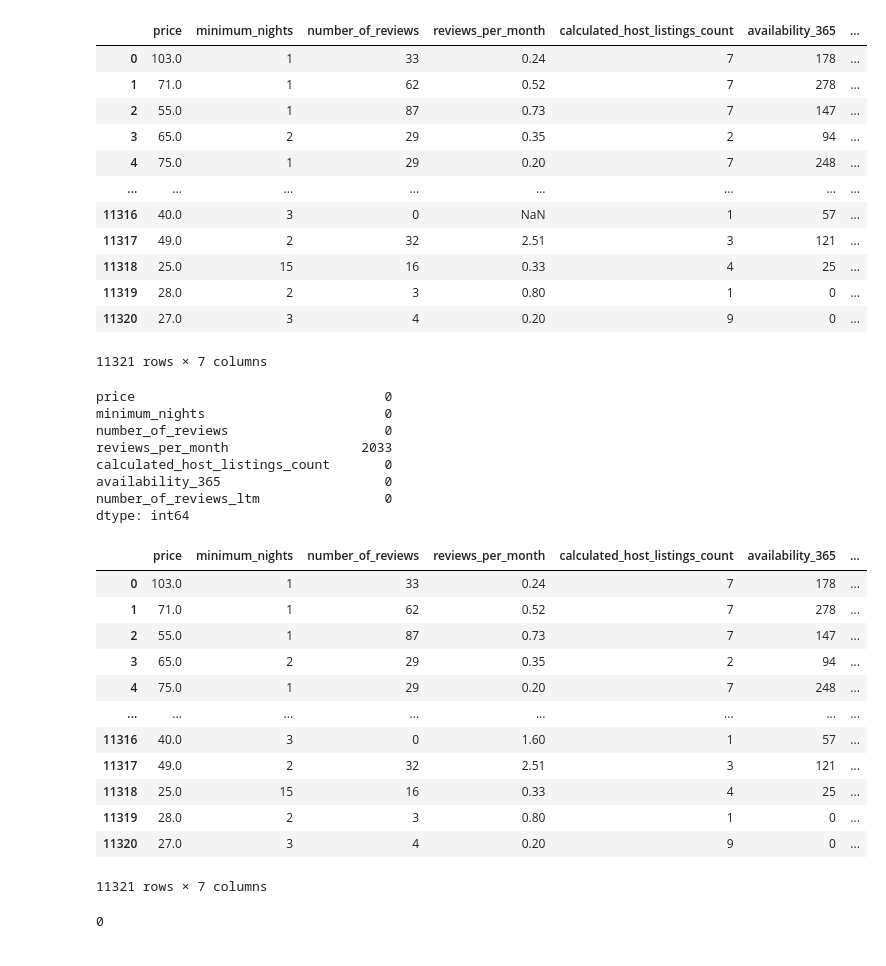
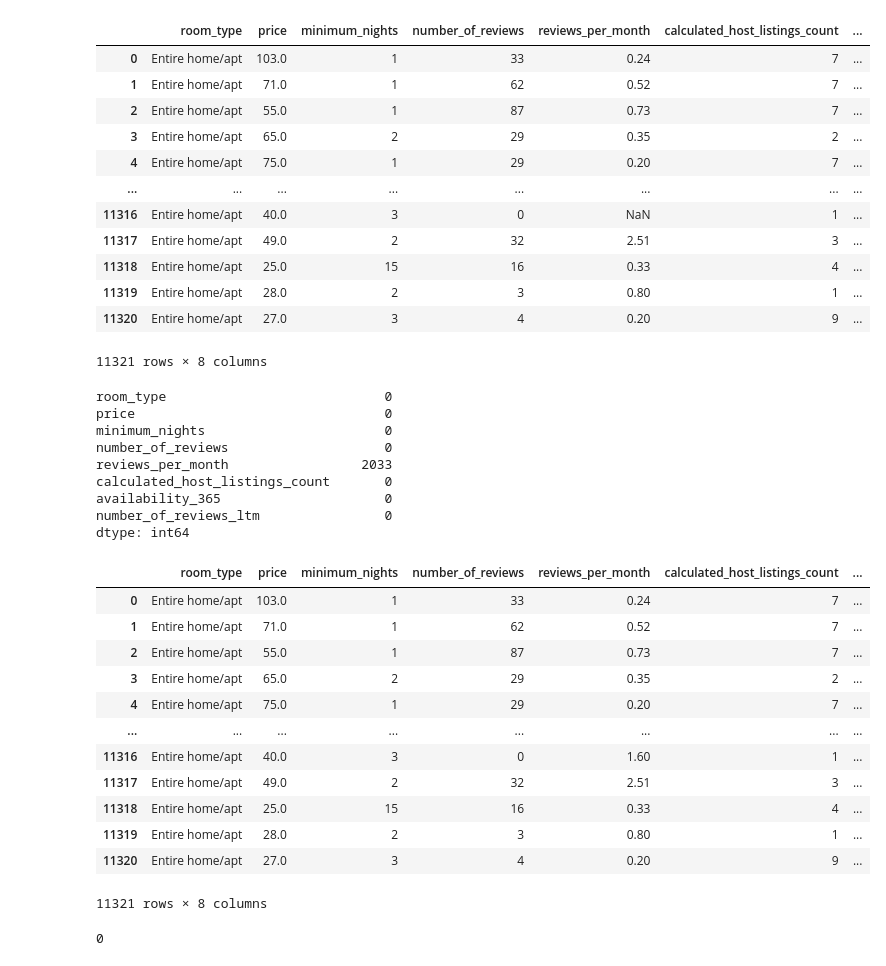
Before and after one commit to MaferLedmar/Actividad-2-Reto, a Jupyter notebook: athenes.ipynb, the cells around one changed output. Drawn from its saved outputs; the diff is of its cells as text; code cells hidden in the pictures.

```diff
--- a/athenes.ipynb
+++ b/athenes.ipynb
@@ -10,27 +10,28 @@ import seaborn as sns
 df_Athenes= pd.read_csv('Athenes.csv')
 # %%
 #Seleccionamos solo las columnas que utilizaremos para este análisis y crearemos un nuevo dataframe
-df_Athenes2 = df_Athenes.loc[:, ['price', 'minimum_nights','number_of_reviews','reviews_per_month','calculated_host_listings_count','availability_365','number_of_reviews_ltm']]
+df_Athenes2 = df_Athenes.loc[:, ['room_type','price', 'minimum_nights','number_of_reviews','reviews_per_month','calculated_host_listings_count','availability_365','number_of_reviews_ltm']]
 df_Athenes2
 # %% [output]
-|  | price | minimum_nights | number_of_reviews | reviews_per_month | calculated_host_listings_count | availability_365 | ... |
-| 0 | 103.0 | 1 | 33 | 0.24 | 7 | 178 | ... |
-| 1 | 71.0 | 1 | 62 | 0.52 | 7 | 278 | ... |
-| 2 | 55.0 | 1 | 87 | 0.73 | 7 | 147 | ... |
-| 3 | 65.0 | 2 | 29 | 0.35 | 2 | 94 | ... |
-| 4 | 75.0 | 1 | 29 | 0.20 | 7 | 248 | ... |
+|  | room_type | price | minimum_nights | number_of_reviews | reviews_per_month | calculated_host_listings_count | ... |
+| 0 | Entire home/apt | 103.0 | 1 | 33 | 0.24 | 7 | ... |
+| 1 | Entire home/apt | 71.0 | 1 | 62 | 0.52 | 7 | ... |
+| 2 | Entire home/apt | 55.0 | 1 | 87 | 0.73 | 7 | ... |
+| 3 | Entire home/apt | 65.0 | 2 | 29 | 0.35 | 2 | ... |
+| 4 | Entire home/apt | 75.0 | 1 | 29 | 0.20 | 7 | ... |
 | ... | ... | ... | ... | ... | ... | ... | ... |
-| 11316 | 40.0 | 3 | 0 | NaN | 1 | 57 | ... |
-| 11317 | 49.0 | 2 | 32 | 2.51 | 3 | 121 | ... |
-| 11318 | 25.0 | 15 | 16 | 0.33 | 4 | 25 | ... |
-| 11319 | 28.0 | 2 | 3 | 0.80 | 1 | 0 | ... |
-| 11320 | 27.0 | 3 | 4 | 0.20 | 9 | 0 | ... |
+| 11316 | Entire home/apt | 40.0 | 3 | 0 | NaN | 1 | ... |
+| 11317 | Entire home/apt | 49.0 | 2 | 32 | 2.51 | 3 | ... |
+| 11318 | Entire home/apt | 25.0 | 15 | 16 | 0.33 | 4 | ... |
+| 11319 | Entire home/apt | 28.0 | 2 | 3 | 0.80 | 1 | ... |
+| 11320 | Entire home/apt | 27.0 | 3 | 4 | 0.20 | 9 | ... |
-11321 rows × 7 columns
+11321 rows × 8 columns
 # %%
 #Detectamos valores nulos
 valores_nulos = df_Athenes2.isnull().sum()
 valores_nulos
 # %% [output]
+room_type                            0
 price                                0
 minimum_nights                       0
 number_of_reviews                    0
@@ -46,19 +47,19 @@ df_Athenes3=df_Athenes2.copy()
 df_Athenes3["reviews_per_month"]=df_Athenes3["reviews_per_month"].fillna(round(df_Athenes2["reviews_per_month"].mean(),1))
 df_Athenes3
 # %% [output]
-|  | price | minimum_nights | number_of_reviews | reviews_per_month | calculated_host_listings_count | availability_365 | ... |
-| 0 | 103.0 | 1 | 33 | 0.24 | 7 | 178 | ... |
-| 1 | 71.0 | 1 | 62 | 0.52 | 7 | 278 | ... |
-| 2 | 55.0 | 1 | 87 | 0.73 | 7 | 147 | ... |
-| 3 | 65.0 | 2 | 29 | 0.35 | 2 | 94 | ... |
-| 4 | 75.0 | 1 | 29 | 0.20 | 7 | 248 | ... |
+|  | room_type | price | minimum_nights | number_of_reviews | reviews_per_month | calculated_host_listings_count | ... |
+| 0 | Entire home/apt | 103.0 | 1 | 33 | 0.24 | 7 | ... |
+| 1 | Entire home/apt | 71.0 | 1 | 62 | 0.52 | 7 | ... |
+| 2 | Entire home/apt | 55.0 | 1 | 87 | 0.73 | 7 | ... |
+| 3 | Entire home/apt | 65.0 | 2 | 29 | 0.35 | 2 | ... |
+| 4 | Entire home/apt | 75.0 | 1 | 29 | 0.20 | 7 | ... |
 | ... | ... | ... | ... | ... | ... | ... | ... |
-| 11316 | 40.0 | 3 | 0 | 1.60 | 1 | 57 | ... |
-| 11317 | 49.0 | 2 | 32 | 2.51 | 3 | 121 | ... |
-| 11318 | 25.0 | 15 | 16 | 0.33 | 4 | 25 | ... |
-| 11319 | 28.0 | 2 | 3 | 0.80 | 1 | 0 | ... |
-| 11320 | 27.0 | 3 | 4 | 0.20 | 9 | 0 | ... |
+| 11316 | Entire home/apt | 40.0 | 3 | 0 | 1.60 | 1 | ... |
+| 11317 | Entire home/apt | 49.0 | 2 | 32 | 2.51 | 3 | ... |
+| 11318 | Entire home/apt | 25.0 | 15 | 16 | 0.33 | 4 | ... |
+| 11319 | Entire home/apt | 28.0 | 2 | 3 | 0.80 | 1 | ... |
+| 11320 | Entire home/apt | 27.0 | 3 | 4 | 0.20 | 9 | ... |
-11321 rows × 7 columns
+11321 rows × 8 columns
 # %%
 #Corroboramos que no existan nulos
 valores_nulos = df_Athenes3.isnull().sum().sum()
```
Also changed, not shown: parts of 4 cells of this notebook.
